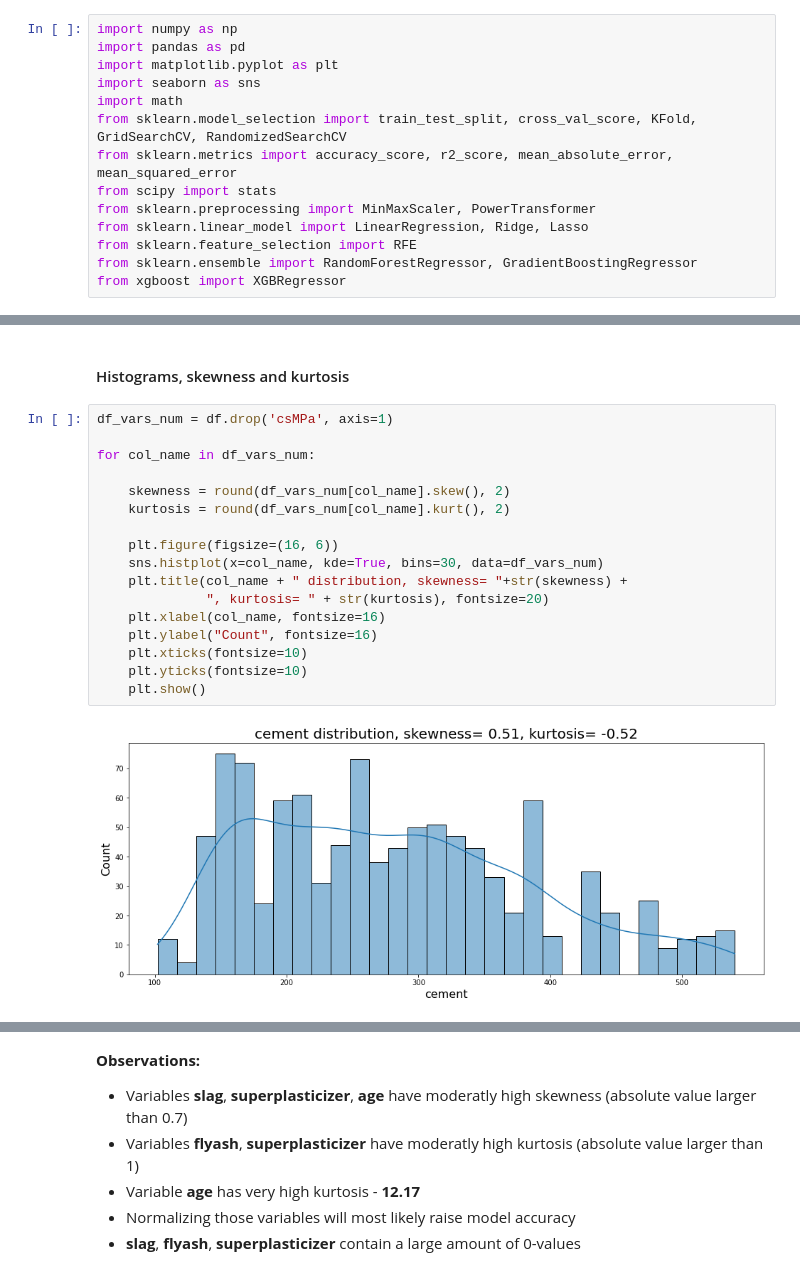
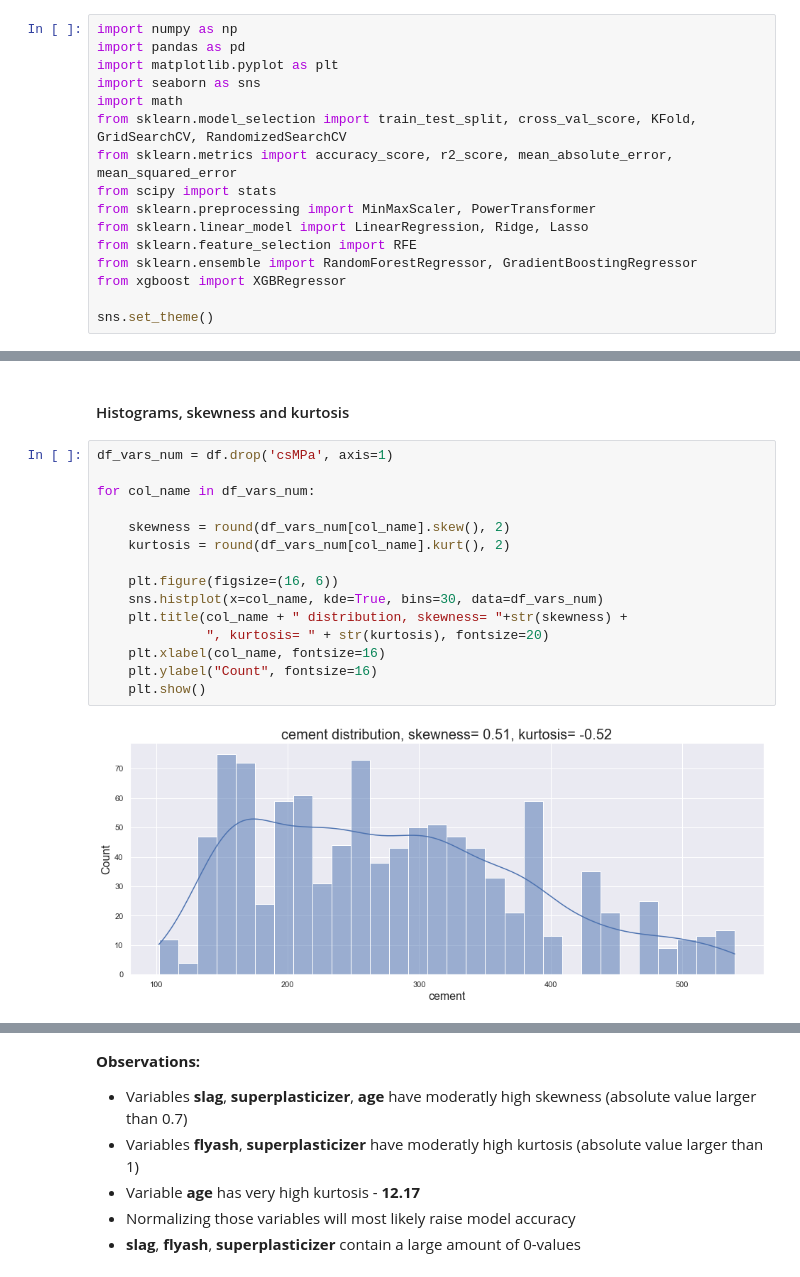
Before and after one commit to ZasadnyJan/Concrete_strength_regression, a Jupyter notebook: Main_notebook.ipynb, the cells around one changed output, grey strips where cells are left out. Drawn from its saved outputs; the diff is of its cells as text.

```diff
--- a/Main_notebook.ipynb
+++ b/Main_notebook.ipynb
@@ -62,6 +62,8 @@ from sklearn.linear_model import LinearRegression, Ridge, Lasso
 from sklearn.feature_selection import RFE
 from sklearn.ensemble import RandomForestRegressor, GradientBoostingRegressor
 from xgboost import XGBRegressor
+
+sns.set_theme()
 # %%
 # Function used to add value labels to vertical barplots
 
@@ -239,19 +238,17 @@ plt.show()
 # %%
 df_vars_num = df.drop('csMPa', axis=1)
 
 for col_name in df_vars_num:
 
     skewness = round(df_vars_num[col_name].skew(), 2)
     kurtosis = round(df_vars_num[col_name].kurt(), 2)
 
     plt.figure(figsize=(16, 6))
     sns.histplot(x=col_name, kde=True, bins=30, data=df_vars_num)
     plt.title(col_name + " distribution, skewness= "+str(skewness) +
               ", kurtosis= " + str(kurtosis), fontsize=20)
     plt.xlabel(col_name, fontsize=16)
     plt.ylabel("Count", fontsize=16)
-    plt.xticks(fontsize=10)
-    plt.yticks(fontsize=10)
     plt.show()
 # %% [output]
-[figure, old version]
+[figure, new version]
```
Also changed, not shown: parts of 45 cells of this notebook.
